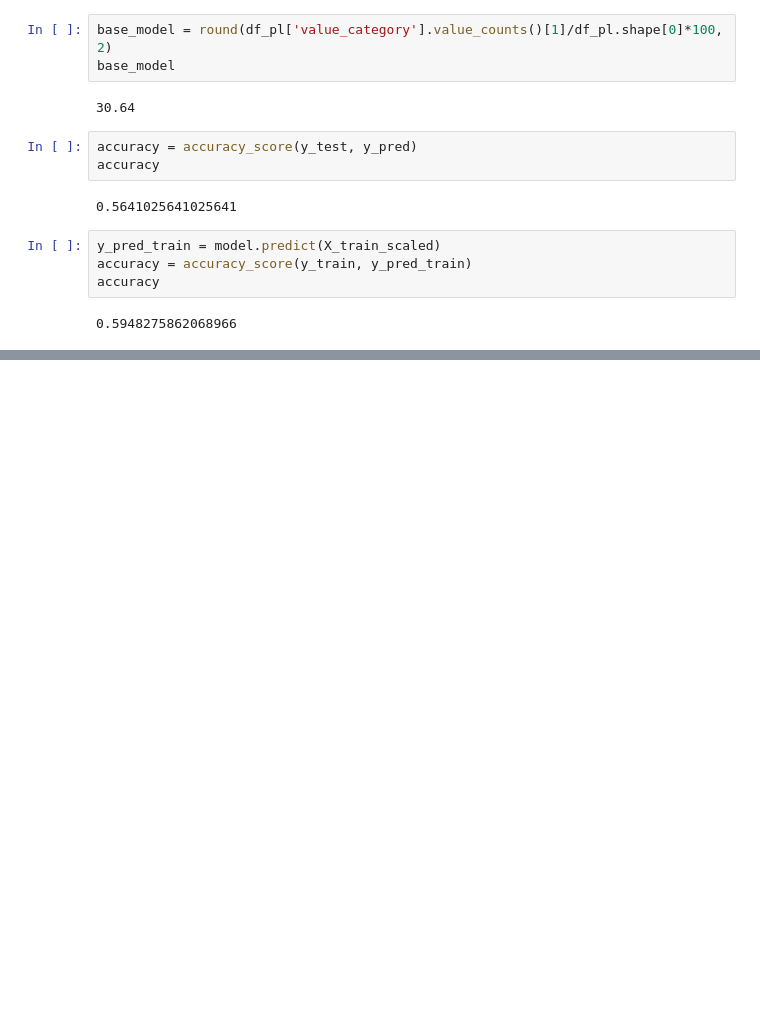
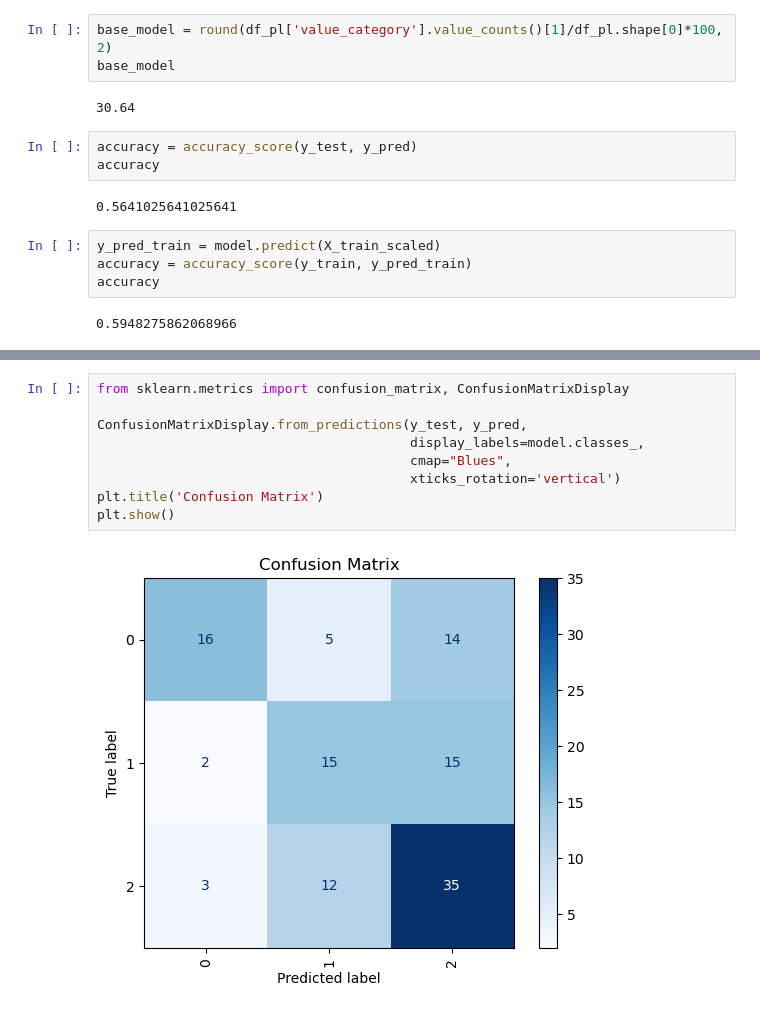
Before and after one commit to adel1997-DS/Usecase-7, a Jupyter notebook: logistic_regression.ipynb, the cells around one changed output, grey strips where cells are left out. Cells and saved outputs as stored; diff of their text form; blank space fills up the shorter version.

```diff
--- a/logistic_regression.ipynb
+++ b/logistic_regression.ipynb
@@ -569,0 +574,11 @@ accuracy
+# %%
+from sklearn.metrics import confusion_matrix, ConfusionMatrixDisplay
+
+ConfusionMatrixDisplay.from_predictions(y_test, y_pred,
+                                        display_labels=model.classes_,
+                                        cmap="Blues",
+                                        xticks_rotation='vertical')
+plt.title('Confusion Matrix')
+plt.show()
+# %% [output]
+[figure, added]
```
Also changed, not shown: parts of 5 cells of this notebook.
